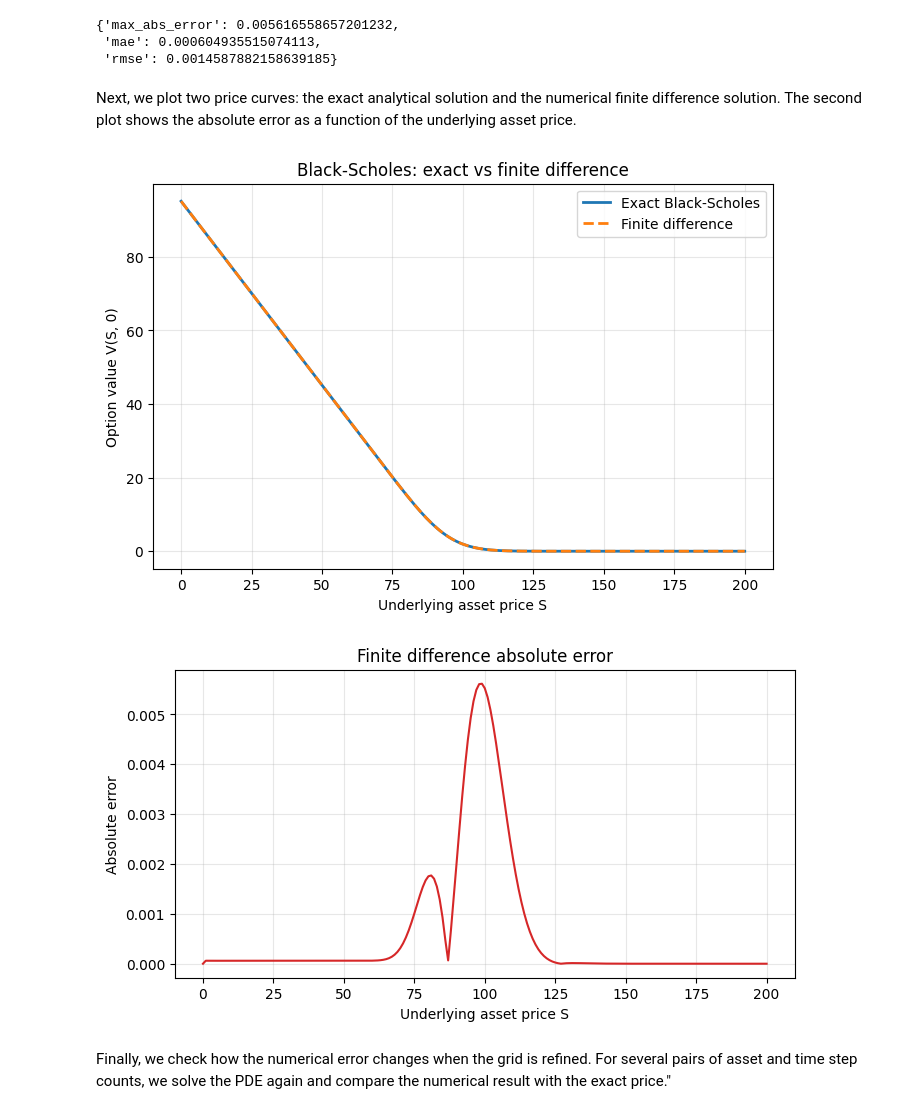
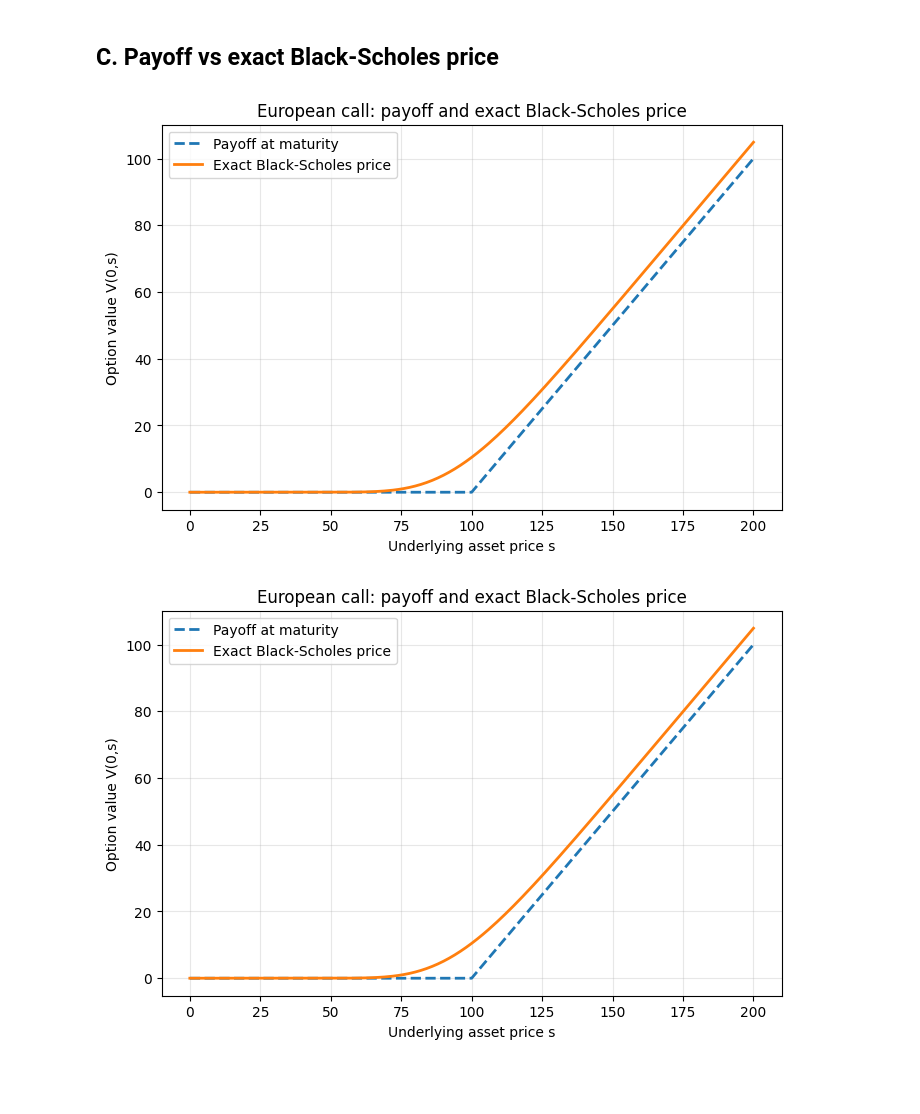
Before and after one commit to JakubCiaglo/PDE-project, a Jupyter notebook: notebooks/main.ipynb, the cells around one changed output. Saved outputs shown, nothing was run; the diff lists cells and outputs as text; code cells hidden in the pictures; blank space fills up the shorter version.

```diff
--- a/notebooks/main.ipynb
+++ b/notebooks/main.ipynb
@@ -36,22 +50,26 @@ In this section, we compute one sample price of a European call option. We choos
 # %%
-params = BlackScholesParams(strike=100, maturity=1, rate=0.05, volatility=0.1, option_type="put")
-grid = GridParams(s_max=200, asset_steps=200, time_steps=2000)
-
-asset_grid, numerical = solve_explicit_fd(params, grid)
+params = BlackScholesParams(
+    strike=100,
+    maturity=1,
+    rate=0.05,
+    volatility=0.20,
+    option_type="call",
+)
+grid = GridParams(s_max=200, asset_steps=200, time_steps=200)
+asset_grid = np.linspace(0.0, grid.s_max, grid.asset_steps + 1)
+payoff_values = payoff(asset_grid, params.strike, params.option_type)
 exact = black_scholes_price(asset_grid, params)
-
-error_metrics(numerical, exact)
-# %% [output]
-{'max_abs_error': 0.005616558657201232,
- 'mae': 0.000604935515074113,
- 'rmse': 0.0014587882158639185}
-# %% [markdown]
-Next, we plot two price curves: the exact analytical solution and the numerical finite difference solution. The second plot shows the absolute error as a function of the underlying asset price.
-# %%
-plot_price_comparison(asset_grid, numerical, exact)
-plot_error(asset_grid, numerical, exact);
-# %% [output]
-[figure, removed]
-[figure, removed]
-# %% [markdown]
-Finally, we check how the numerical error changes when the grid is refined. For several pairs of asset and time step counts, we solve the PDE again and compare the numerical result with the exact price."
+# %% [markdown]
+## C. Payoff vs exact Black-Scholes price
+# %%
+fig, ax = plot_payoff_vs_exact(
+    asset_grid,
+    exact,
+    payoff_values,
+    title="European call: payoff and exact Black-Scholes price",
+)
+save_figure(fig, "payoff_vs_exact_call.png")
+fig
+# %% [output]
+[figure, added]
+[figure, added]
```
Also changed, not shown: parts of 24 cells of this notebook, 6 other files.
